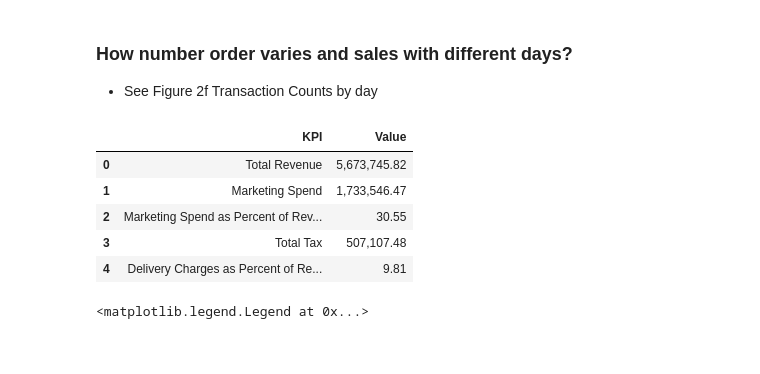
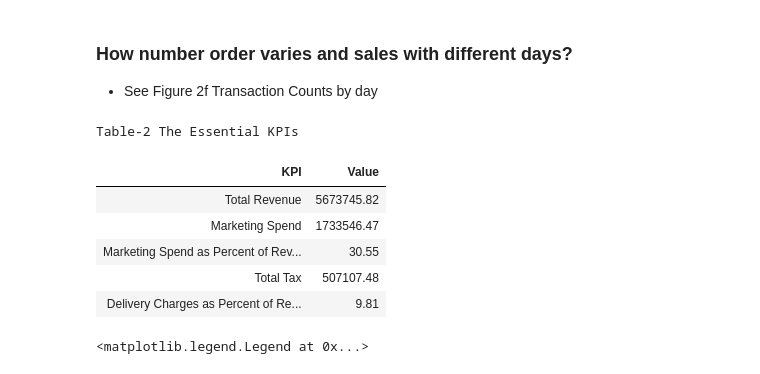
Before and after one commit to jasvinderahuja/Data_Analysis_Projects, a Jupyter notebook: marketing_ecommerce/MarketingECommerce.ipynb, the cells around one changed output. Saved outputs shown, nothing was run; the diff lists cells and outputs as text; code cells hidden in the pictures.

```diff
--- a/marketing_ecommerce/MarketingECommerce.ipynb
+++ b/marketing_ecommerce/MarketingECommerce.ipynb
@@ -610,21 +595,23 @@ KPI_grid(grid_vals, val='Transaction_ID', pre_title = "Figure 2f. ", suff_title=
 # %%
 # Calculate the Revenue, Marketing spend, percentage of marketing spend out of revenue, Tax, percentage of delivery charges by month.
 KPI_df = pd.DataFrame({ 'KPI': ['Total Revenue', 'Marketing Spend', 'Marketing Spend as Percent of Revenue', 'Total Tax', 'Delivery Charges as Percent of Revenue'],
                         'Value': [osct['invoice_value'].sum(),
                                  marketing_spending_df['Offline_Spend'].sum()+marketing_spending_df['Online_Spend'].sum(),
                                 (marketing_spending_df['Offline_Spend'].sum()+marketing_spending_df['Online_Spend'].sum())*100/osct['invoice_value'].sum(),
                                 osct['tax_applied'].sum(),
                                 osct['Delivery_Charges'].sum()*100/osct['invoice_value'].sum()]
                                   })
-pd.set_option('display.float_format', lambda x: '{:,.2f}'.format(x))
-display(KPI_df)
+
+print("Table-2 The Essential KPIs")
+display(KPI_df.style.format({'Value': '{:.2f}'}).hide(axis='index'))
 # %% [output]
+Table-2 The Essential KPIs
-|  | KPI | Value |
-| 0 | Total Revenue | 5,673,745.82 |
-| 1 | Marketing Spend | 1,733,546.47 |
-| 2 | Marketing Spend as Percent of Rev... | 30.55 |
-| 3 | Total Tax | 507,107.48 |
-| 4 | Delivery Charges as Percent of Re... | 9.81 |
+| KPI | Value |
+| Total Revenue | 5673745.82 |
+| Marketing Spend | 1733546.47 |
+| Marketing Spend as Percent of Rev... | 30.55 |
+| Total Tax | 507107.48 |
+| Delivery Charges as Percent of Re... | 9.81 |
 # %%
 ## Per month delivery charges
 osct_delivery_monthly = osct.groupby(['Month_num'])['Delivery_Charges'].sum().reset_index()
```
Also changed, not shown: parts of 63 cells of this notebook, 3 other files.
